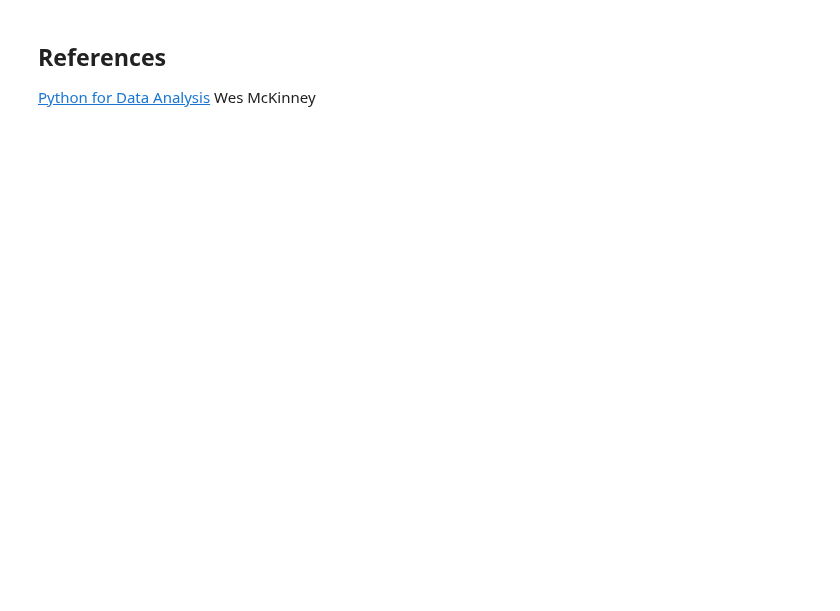
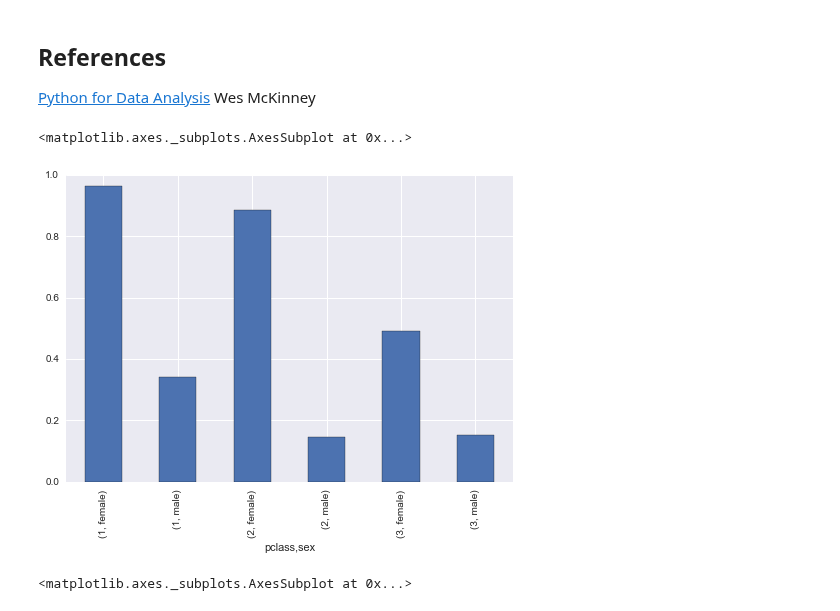
Before and after one commit to semplea/adaepfl-hw, a Jupyter notebook: 01 - Pandas and Data Wrangling/Data Wrangling with Pandas.ipynb, the cells around one changed output. Cells and saved outputs as stored; diff of their text form; code cells hidden in the pictures; blank space fills up the shorter version.

```diff
--- a/01 - Pandas and Data Wrangling/Data Wrangling with Pandas.ipynb
+++ b/01 - Pandas and Data Wrangling/Data Wrangling with Pandas.ipynb
@@ -1608,3 +1684,19 @@ Women and children first?
 ## References
 
 [Python for Data Analysis](http://shop.oreilly.com/product/0636920023784.do) Wes McKinney
+# %%
+sex_class_grouped = data.groupby(['pclass', 'sex'])['survived']
+survival = sex_class_grouped.apply(np.average)
+survival.plot.bar()
+# %% [output]
+<matplotlib.axes._subplots.AxesSubplot at 0x...>
+[figure, added]
+# %%
+discret = pd.cut(data.age, [0,14,21,65,200], right=False, labels=['children','adolescents','adult','senior'])
+discret = discret.rename('agecat')
+data_and_discret = pd.concat([data, discret], axis=1)
+agecat_class_sex_grouped = data_and_discret.groupby(['agecat', 'pclass', 'sex'])['survived']
+survival = agecat_class_sex_grouped.apply(np.average)
+survival.plot.bar()
+# %% [output]
+<matplotlib.axes._subplots.AxesSubplot at 0x...>
```
Also changed, not shown: parts of 25 cells of this notebook.
